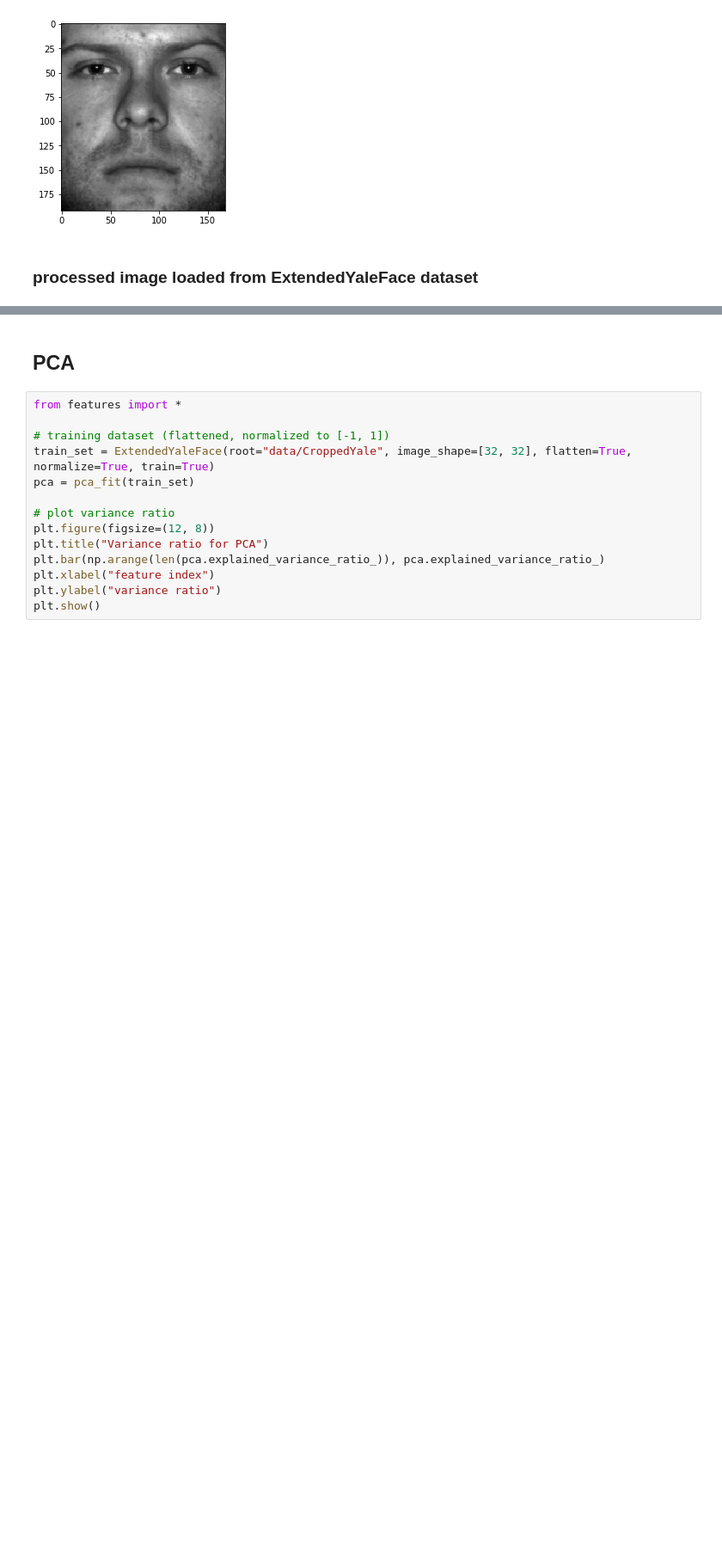
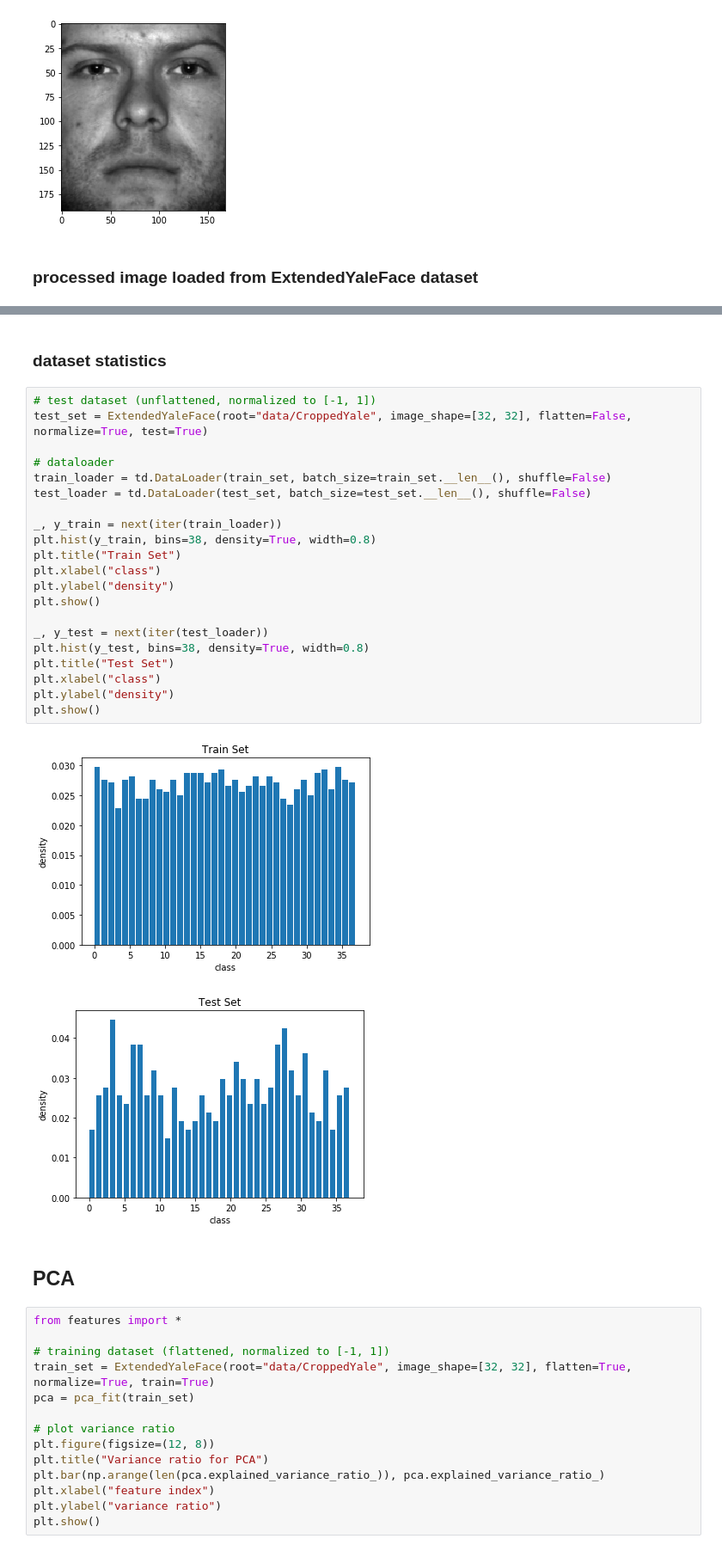
Before and after one commit to RLee-xy/Facial-Recognition-1, a Jupyter notebook: demo.ipynb, the cells around one changed output, grey strips where cells are left out. Shown at 86% size. Cells and saved outputs as stored; diff of their text form; blank space fills up the shorter version.

```diff
--- a/demo.ipynb
+++ b/demo.ipynb
@@ -53,3 +53,29 @@ Image shape is resized to: torch.Size([32, 32])
+# %% [markdown]
+### dataset statistics ###
+# %%
+# test dataset (unflattened, normalized to [-1, 1])
+test_set = ExtendedYaleFace(root="data/CroppedYale", image_shape=[32, 32], flatten=False, normalize=True, test=True)
+
+# dataloader
+train_loader = td.DataLoader(train_set, batch_size=train_set.__len__(), shuffle=False)
+test_loader = td.DataLoader(test_set, batch_size=test_set.__len__(), shuffle=False)
+
+_, y_train = next(iter(train_loader))
+plt.hist(y_train, bins=38, density=True, width=0.8)
+plt.title("Train Set")
+plt.xlabel("class")
+plt.ylabel("density")
+plt.show()
+
+_, y_test = next(iter(test_loader))
+plt.hist(y_test, bins=38, density=True, width=0.8)
+plt.title("Test Set")
+plt.xlabel("class")
+plt.ylabel("density")
+plt.show()
+# %% [output]
+[figure, added]
+[figure, added]
 # %% [markdown]
 ## PCA ##
 # %%
```
Also changed, not shown: parts of 7 cells of this notebook, 1 other file.
